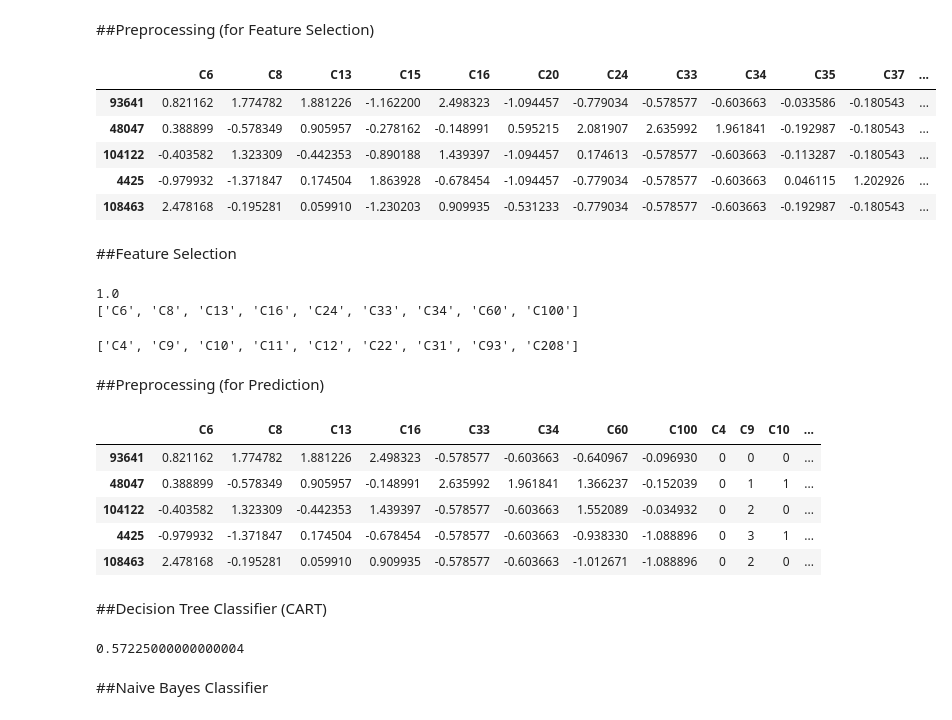
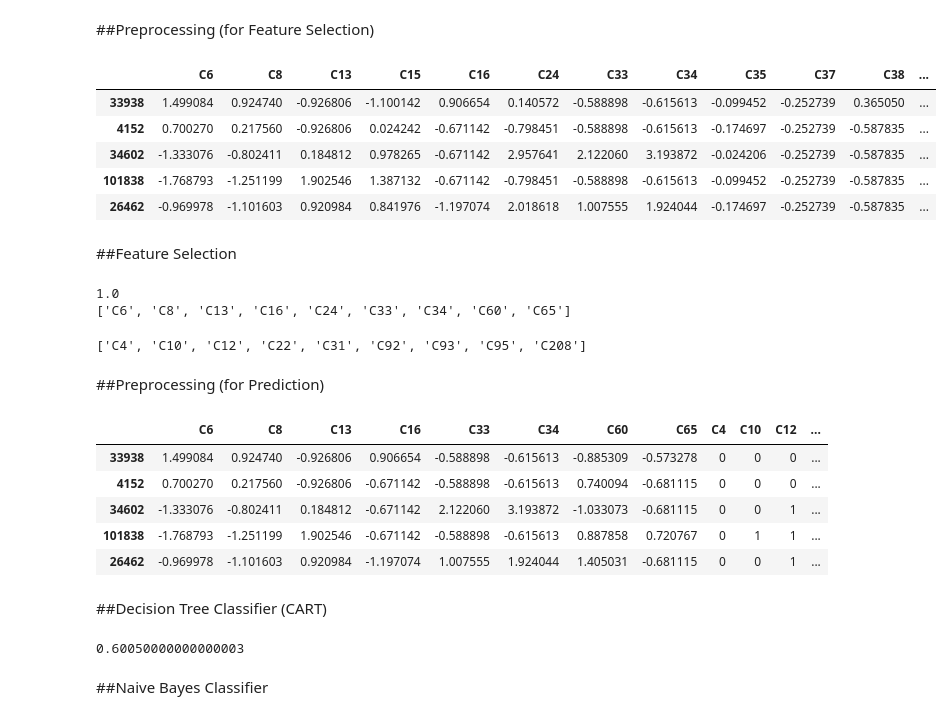
Before and after one commit to hungtzuhsuan/dataAnalytics, a Jupyter notebook: ipython/npout3_forecast.ipynb, the cells around one changed output. Drawn from its saved outputs; the diff is of its cells as text; code cells hidden in the pictures.

```diff
--- a/ipython/npout3_forecast.ipynb
+++ b/ipython/npout3_forecast.ipynb
@@ -100,19 +99,19 @@ print len(df.columns), ", ".join(df.columns)
 # %%
 from sklearn.preprocessing import StandardScaler
 
 dfc = df.loc[:, df.select_dtypes(exclude=['object']).columns]
 for col in dfc.columns:
     dfc[col].fillna(0, inplace=True)
-    dfc[col] = StandardScaler().fit_transform(dfc[col]) #(df['DT1_DATA_RTD_DUR_L'] - df['DT1_DATA_RTD_DUR_L'].mean())/df['DT1_DATA_RTD_DUR_L'].std(ddof=0)
+    dfc[col] = StandardScaler().fit_transform(dfc[col].reshape(-1,1).astype('float64')) #(df['DT1_DATA_RTD_DUR_L'] - df['DT1_DATA_RTD_DUR_L'].mean())/df['DT1_DATA_RTD_DUR_L'].std(ddof=0)
 
 dfc.head()
 # %% [output]
-|  | C6 | C8 | C13 | C15 | C16 | C20 | C24 | C33 | C34 | C35 | C37 | ... |
-| 93641 | 0.821162 | 1.774782 | 1.881226 | -1.162200 | 2.498323 | -1.094457 | -0.779034 | -0.578577 | -0.603663 | -0.033586 | -0.180543 | ... |
-| 48047 | 0.388899 | -0.578349 | 0.905957 | -0.278162 | -0.148991 | 0.595215 | 2.081907 | 2.635992 | 1.961841 | -0.192987 | -0.180543 | ... |
-| 104122 | -0.403582 | 1.323309 | -0.442353 | -0.890188 | 1.439397 | -1.094457 | 0.174613 | -0.578577 | -0.603663 | -0.113287 | -0.180543 | ... |
-| 4425 | -0.979932 | -1.371847 | 0.174504 | 1.863928 | -0.678454 | -1.094457 | -0.779034 | -0.578577 | -0.603663 | 0.046115 | 1.202926 | ... |
-| 108463 | 2.478168 | -0.195281 | 0.059910 | -1.230203 | 0.909935 | -0.531233 | -0.779034 | -0.578577 | -0.603663 | -0.192987 | -0.180543 | ... |
+|  | C6 | C8 | C13 | C15 | C16 | C24 | C33 | C34 | C35 | C37 | C38 | ... |
+| 33938 | 1.499084 | 0.924740 | -0.926806 | -1.100142 | 0.906654 | 0.140572 | -0.588898 | -0.615613 | -0.099452 | -0.252739 | 0.365050 | ... |
+| 4152 | 0.700270 | 0.217560 | -0.926806 | 0.024242 | -0.671142 | -0.798451 | -0.588898 | -0.615613 | -0.174697 | -0.252739 | -0.587835 | ... |
+| 34602 | -1.333076 | -0.802411 | 0.184812 | 0.978265 | -0.671142 | 2.957641 | 2.122060 | 3.193872 | -0.024206 | -0.252739 | -0.587835 | ... |
+| 101838 | -1.768793 | -1.251199 | 1.902546 | 1.387132 | -0.671142 | -0.798451 | -0.588898 | -0.615613 | -0.099452 | -0.252739 | -0.587835 | ... |
+| 26462 | -0.969978 | -1.101603 | 0.920984 | 0.841976 | -1.197074 | 2.018618 | 1.007555 | 1.924044 | -0.174697 | -0.252739 | -0.587835 | ... |
 # %% [markdown]
 ##Feature Selection
 # %%
@@ -134,7 +133,7 @@ print filtered
 #print [dfc.columns[e[0]] for e in ranked_features]
 # %% [output]
 1.0
-['C6', 'C8', 'C13', 'C16', 'C24', 'C33', 'C34', 'C60', 'C100']
+['C6', 'C8', 'C13', 'C16', 'C24', 'C33', 'C34', 'C60', 'C65']
 # %%
 from sklearn.feature_selection import SelectKBest, chi2
 
@@ -146,7 +145,7 @@ selector = SelectKBest(chi2, k=9).fit(dfc, y)
 filtered2 = [dfc.columns[i] for i in selector.get_support(indices=True)]
 print filtered2
 # %% [output]
-['C4', 'C9', 'C10', 'C11', 'C12', 'C22', 'C31', 'C93', 'C208']
+['C4', 'C10', 'C12', 'C22', 'C31', 'C92', 'C93', 'C95', 'C208']
 # %% [markdown]
 ##Preprocessing (for Prediction)
 # %%
@@ -161,30 +160,30 @@ y = df['C3'].replace({'N':0, 'Y':1})
 for col in X.columns:
   try:
     X[col].fillna(0, inplace=True)
-    X[col] = StandardScaler().fit_transform(X[col])
+    X[col] = StandardScaler().fit_transform(X[col].reshape(-1,1).astype('float64'))
   except:
     X[col] = X[col].replace(encoder[col])
 
 X.head()
 # %% [output]
-|  | C6 | C8 | C13 | C16 | C33 | C34 | C60 | C100 | C4 | C9 | C10 | ... |
-| 93641 | 0.821162 | 1.774782 | 1.881226 | 2.498323 | -0.578577 | -0.603663 | -0.640967 | -0.096930 | 0 | 0 | 0 | ... |
-| 48047 | 0.388899 | -0.578349 | 0.905957 | -0.148991 | 2.635992 | 1.961841 | 1.366237 | -0.152039 | 0 | 1 | 1 | ... |
-| 104122 | -0.403582 | 1.323309 | -0.442353 | 1.439397 | -0.578577 | -0.603663 | 1.552089 | -0.034932 | 0 | 2 | 0 | ... |
-| 4425 | -0.979932 | -1.371847 | 0.174504 | -0.678454 | -0.578577 | -0.603663 | -0.938330 | -1.088896 | 0 | 3 | 1 | ... |
-| 108463 | 2.478168 | -0.195281 | 0.059910 | 0.909935 | -0.578577 | -0.603663 | -1.012671 | -1.088896 | 0 | 2 | 0 | ... |
+|  | C6 | C8 | C13 | C16 | C33 | C34 | C60 | C65 | C4 | C10 | C12 | ... |
+| 33938 | 1.499084 | 0.924740 | -0.926806 | 0.906654 | -0.588898 | -0.615613 | -0.885309 | -0.573278 | 0 | 0 | 0 | ... |
+| 4152 | 0.700270 | 0.217560 | -0.926806 | -0.671142 | -0.588898 | -0.615613 | 0.740094 | -0.681115 | 0 | 0 | 0 | ... |
+| 34602 | -1.333076 | -0.802411 | 0.184812 | -0.671142 | 2.122060 | 3.193872 | -1.033073 | -0.681115 | 0 | 0 | 1 | ... |
+| 101838 | -1.768793 | -1.251199 | 1.902546 | -0.671142 | -0.588898 | -0.615613 | 0.887858 | 0.720767 | 0 | 1 | 1 | ... |
+| 26462 | -0.969978 | -1.101603 | 0.920984 | -1.197074 | 1.007555 | 1.924044 | 1.405031 | -0.681115 | 0 | 0 | 1 | ... |
 # %% [markdown]
 ##Decision Tree Classifier (CART)
 # %%
 from sklearn import cross_validation
 from sklearn import tree
 
-X_train, X_test, y_train, y_test = cross_validation.train_test_split(X, y, test_size=0.4, random_state=0)
+X_train, X_test, y_train, y_test = cross_validation.train_test_split(X, y, test_size=0.2, random_state=0)
 
 clf0 = tree.DecisionTreeClassifier().fit(X_train, y_train) #CART
 clf0.score(X_test, y_test)
 # %% [output]
-0.57225000000000004
+0.60050000000000003
 # %%
 def get_code(tree, feature_names):
   left = tree.tree_.children_left
```
Also changed, not shown: parts of 14 cells of this notebook.
